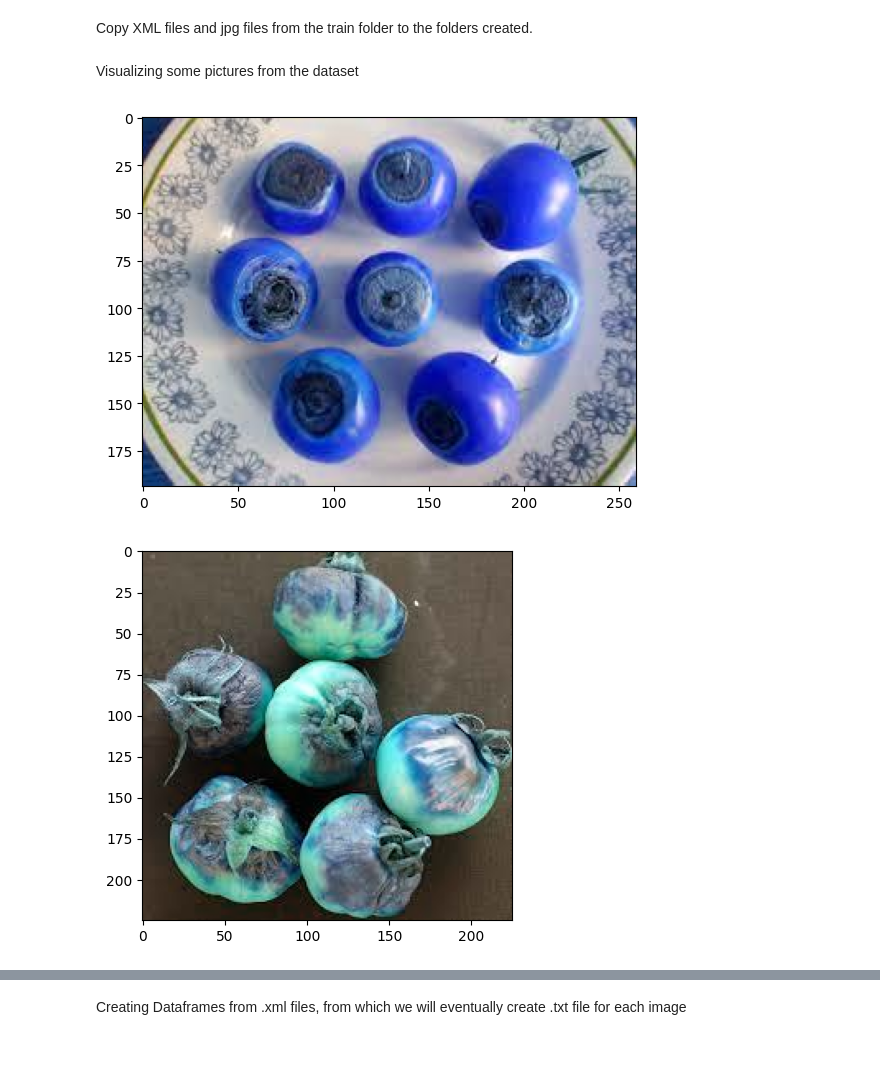
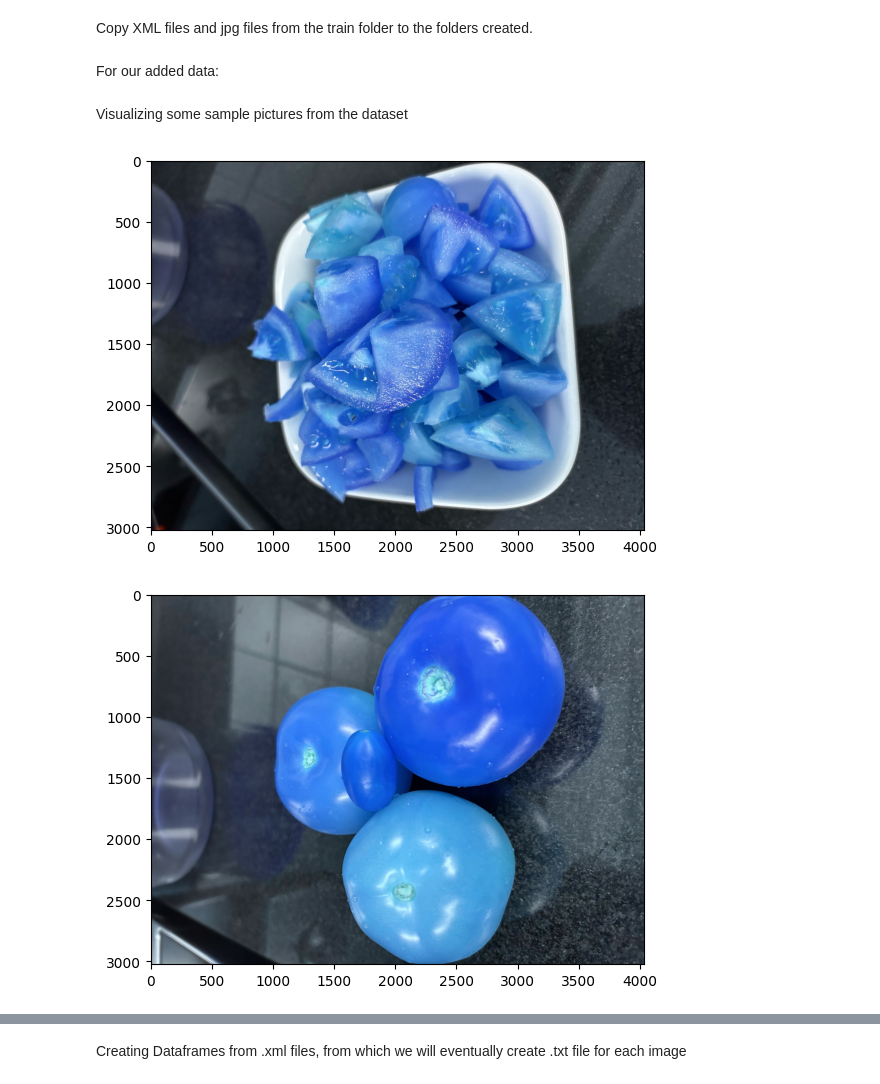
Before and after one commit to jaspergass/Tomato-Object-Detection, a Jupyter notebook: Tomato_Object_Detection2.ipynb, the cells around one changed output, grey strips where cells are left out. Saved outputs shown, nothing was run; the diff lists cells and outputs as text; code cells hidden in the pictures; blank space fills up the shorter version.

Commit message:
Attempting to integrate our data. uploaded as XML to google drive and following the same steps as before to translate to txt and yolo file structure, but right now dataframes are returning empty.

```diff
--- a/Tomato_Object_Detection2.ipynb
+++ b/Tomato_Object_Detection2.ipynb
@@ -21,6 +33,8 @@ import shutil
 # %%
 test_dir = '/content/drive/MyDrive/SFU_Archive/IAT360/Computer Vision Project/Datasets/Tomato.v1i.voc/test'
+val_dir = '/content/drive/MyDrive/SFU_Archive/IAT360/Computer Vision Project/Datasets/Tomato.v1i.voc/val'
 train_dir = '/content/drive/MyDrive/SFU_Archive/IAT360/Computer Vision Project/Datasets/Tomato.v1i.voc/train'
+my_data_dir = '/content/drive/MyDrive/SFU_Archive/IAT360/Computer Vision Project/Datasets/Tomato.v1i.voc/my_data'
 # %% [markdown]
 Making directories according to above struture of folders
 # %%
@@ -63,17 +82,30 @@ for file in os.listdir(test_dir):
         new_filename = os.path.splitext(file)[0] + ".jpg"
         image.save(os.path.join(image_dir,"val", new_filename), "JPEG")
         #shutil.copy(os.path.join(test_dir, file), os.path.join(image_dir, "val"))
+# %% [markdown]
+For our added data:
+# %%
+#Copy XML files and jpg files from the test folder to the folders created.
+for file in os.listdir(my_data_dir):
+    if file.endswith(".xml"):
+        shutil.copy(os.path.join(my_data_dir, file), os.path.join(label_dir, "val2"))
+    if file.endswith(".jpg"):
+        image = Image.open(os.path.join(my_data_dir, file))
+        image = image.convert("RGB")
+        new_filename = os.path.splitext(file)[0] + ".jpg"
+        image.save(os.path.join(image_dir,"val2", new_filename), "JPEG")
+        #shutil.copy(os.path.join(test_dir, file), os.path.join(image_dir, "val"))
 # %% [markdown]
-Visualizing some pictures from the dataset
+Visualizing some sample pictures from the dataset
 # %%
 #visualize first four sample images from train data
-for idx, image in enumerate(os.listdir(os.path.join(image_dir, "train"))):
-    img = cv2.imread(os.path.join(image_dir,"train", image), 1)
+for idx, image in enumerate(os.listdir(os.path.join(image_dir, "val2"))):
+    img = cv2.imread(os.path.join(image_dir,"val2", image), 1)
     plt.imshow(img)
     plt.show()
 
     if idx == 3:
         break
 # %% [output]
-[figure, old version]
+[figure, new version]
-[figure, old version]
+[figure, new version]
```
Also changed, not shown: parts of 15 cells of this notebook.
